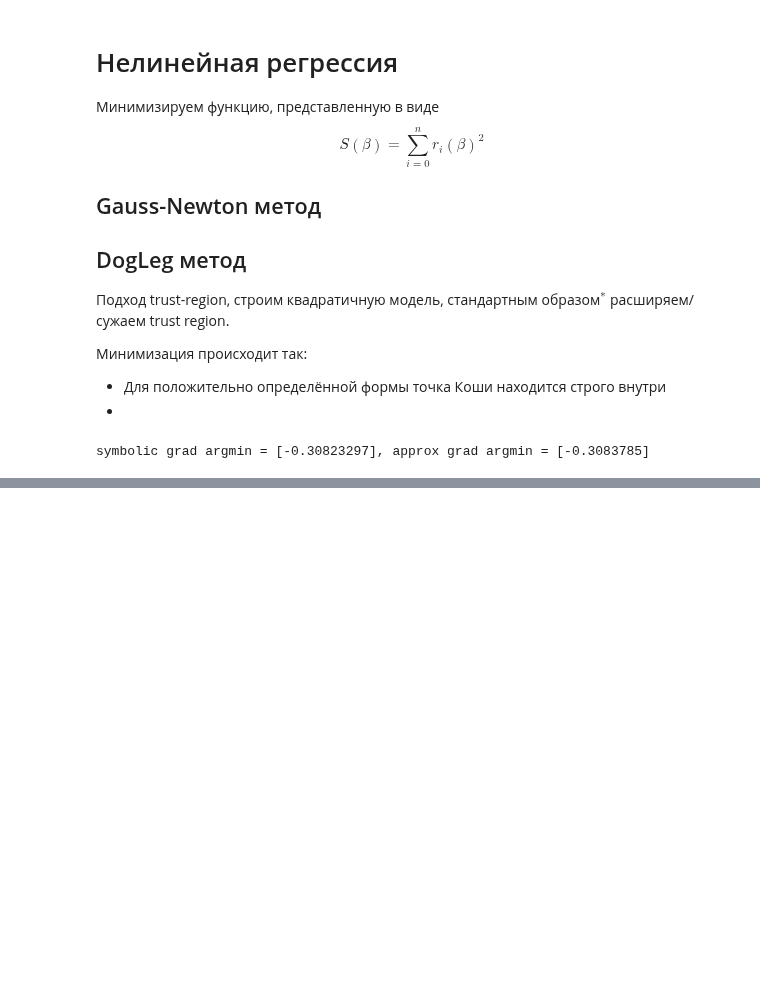
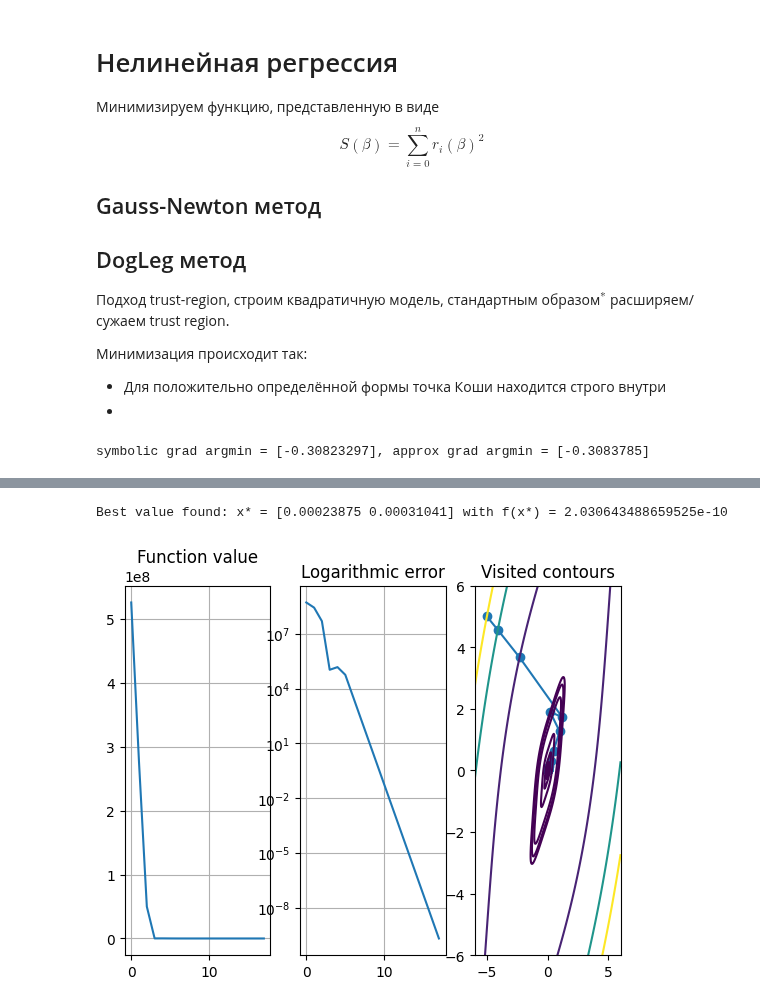
Before and after one commit to spanish-inquisition-optimization/HighOrderOptimization, a Jupyter notebook: part_1.ipynb, the cells around one changed output, grey strips where cells are left out. Saved outputs shown, nothing was run; the diff lists cells and outputs as text; code cells hidden in the pictures; blank space fills up the shorter version.

```diff
--- a/part_1.ipynb
+++ b/part_1.ipynb
@@ -86,0 +78,5 @@ trusted = 10
+# %%
+visualize_optimizing_process(f, SearchRegion2d((-6., 6.), (-6., 6.)), dg_points, 0);
+# %% [output]
+Best value found: x* = [0.00023875 0.00031041] with f(x*) = 2.030643488659525e-10
+[figure, added]
```
Also changed, not shown: parts of 5 cells of this notebook.
